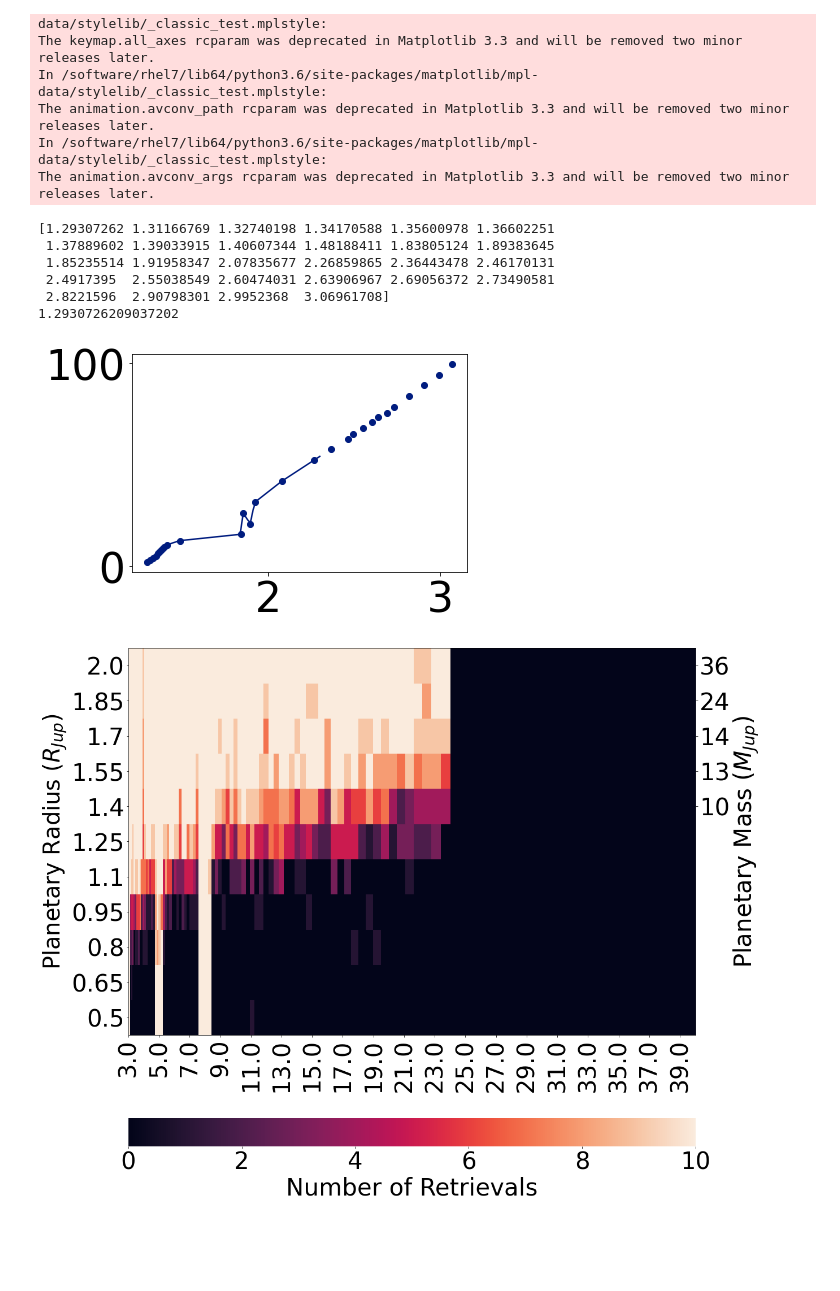
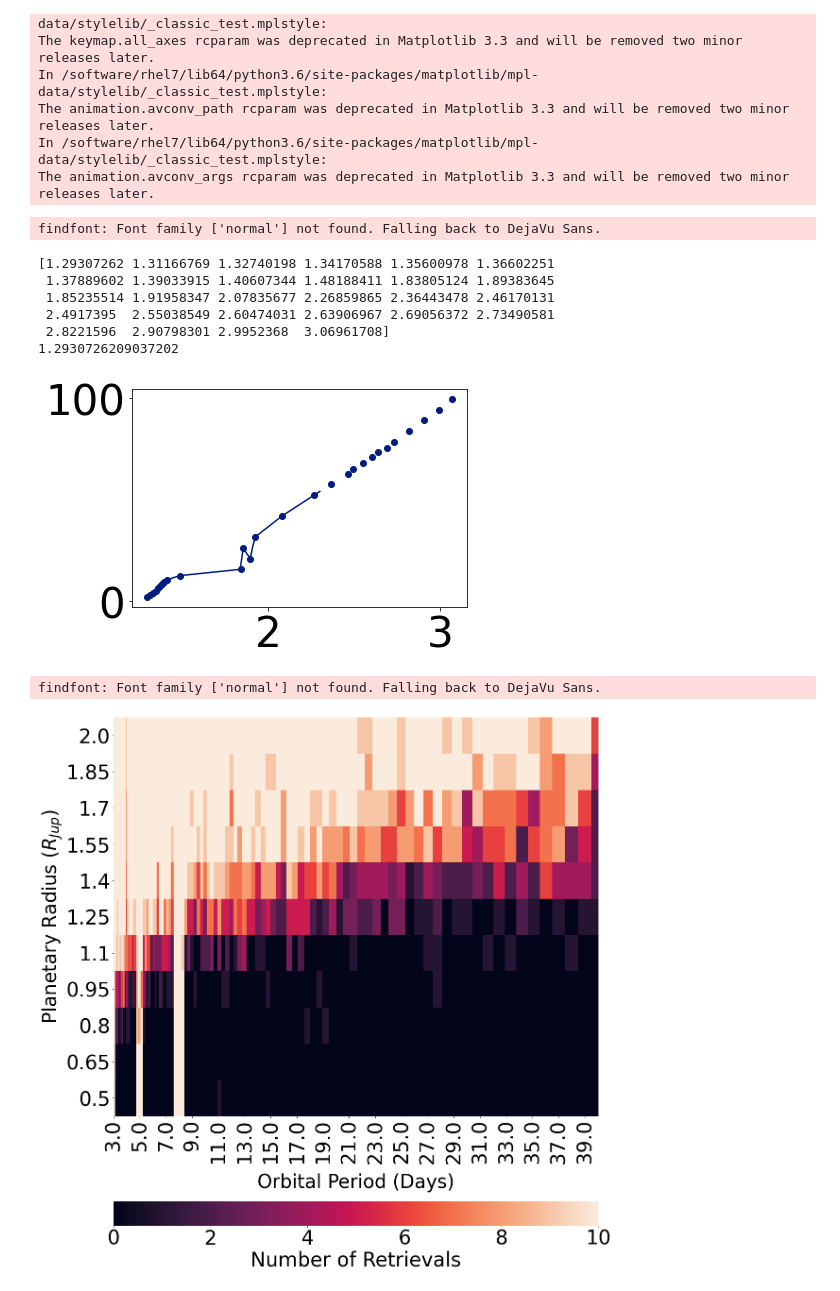
Before and after one commit to StanBarmentloo/A-search-for-transiting-companions-in-the-J1407-system, a Jupyter notebook: Figure 8/SPDC_OWN_KARPA.ipynb, the cells around one changed output. Saved outputs shown, nothing was run; the diff lists cells and outputs as text; code cells hidden in the pictures; blank space fills up the shorter version.

```diff
--- a/Figure 8/SPDC_OWN_KARPA.ipynb
+++ b/Figure 8/SPDC_OWN_KARPA.ipynb
@@ -33,10 +33,10 @@ The animation.avconv_args rcparam was deprecated in Matplotlib 3.3 and will be r
 #sdes5_0, sdes6_0, sdes7_0, sdes8_0, sdes9_0 = ascii.read('sdes_run_2_set_5.csv'), ascii.read('sdes_run_2_set_6.csv'), ascii.read('sdes_run_2_set_7.csv'), ascii.read('sdes_run_2_set_8.csv'), ascii.read('sdes_run_2_set_9.csv')
 #sdes5_1, sdes6_1, sdes7_1, sdes8_1, sdes9_1 = ascii.read('sdes_run_2_set_5.csv'), ascii.read('sdes_run_2_set_6.csv'), ascii.read('sdes_run_2_set_7.csv'), ascii.read('sdes_run_2_set_8.csv'), ascii.read('sdes_run_2_set_9.csv')
 detec0, detec1, detec2, detec3, detec4 = ascii.read('detections_ownd_KARPA2_set_0.csv'), ascii.read('detections_ownd_KARPA2_set_1.csv'), ascii.read('detections_ownd_KARPA2_set_2.csv'), ascii.read('detections_ownd_KARPA2_set_3.csv'), ascii.read('detections_ownd_KARPA2_set_4.csv')
-detec5, detec6, detec7 = ascii.read('detections_ownd_KARPA2_set_5.csv'), ascii.read('detections_ownd_KARPA2_set_6.csv'), ascii.read('detections_ownd_KARPA2_set_7.csv')#, ascii.read('detections_ownd_KARPA2_set_8.csv'), ascii.read('detections_ownd_KARPA2_set_9.csv')
+detec5, detec6, detec7, detec8, detec9 = ascii.read('detections_ownd_KARPA2_set_5.csv'), ascii.read('detections_ownd_KARPA2_set_6.csv'), ascii.read('detections_ownd_KARPA2_set_7.csv'), ascii.read('detections_ownd_KARPA2_set_8.csv'), ascii.read('detections_ownd_KARPA2_set_9.csv')
 
 #sdes = [sdes0, sdes1, sdes2, sdes3, sdes4, sdes5, sdes6, sdes7, sdes8, sdes9]
-detec = [detec0, detec1, detec2, detec3, detec4, detec5, detec6, detec7]#, detec8, detec9]
+detec = [detec0, detec1, detec2, detec3, detec4, detec5, detec6, detec7, detec8, detec9]
 
 #sdes_array = np.zeros((11, 100))
 detec_array = np.zeros((11, 100))
@@ -70,36 +70,39 @@ plt.plot(radiusspace, m_r_relation(radiusspace))
 plt.scatter(Radius_y, Mass_y)
 plt.show()
 # %% [output]
-[1.29307262 1.31166769 1.32740198 1.34170588 1.35600978 1.36602251
- 1.37889602 1.39033915 1.40607344 1.48188411 1.83805124 1.89383645
- 1.85235514 1.91958347 2.07835677 2.26859865 2.36443478 2.46170131
- 2.4917395  2.55038549 2.60474031 2.63906967 2.69056372 2.73490581
- 2.8221596  2.90798301 2.9952368  3.06961708]
-1.2930726209037202
+findfont: Font family ['normal'] not found. Falling back to DejaVu Sans.
+[1.29307262 1.31166769 1.32740198 1.34170588 1.35600978 1.36602251
+ 1.37889602 1.39033915 1.40607344 1.48188411 1.83805124 1.89383645
+ 1.85235514 1.91958347 2.07835677 2.26859865 2.36443478 2.46170131
+ 2.4917395  2.55038549 2.60474031 2.63906967 2.69056372 2.73490581
+ 2.8221596  2.90798301 2.9952368  3.06961708]
+1.2930726209037202
 [figure]
 # %%
 periods = []
 for i in range(len(lin_period_space)):
     periods.append('{:.1f}'.format(lin_period_space[i]))
 radii = [0.5, 0.65, 0.8, 0.95, 1.1, 1.25, 1.4, 1.55, 1.7, 1.85, 2]
 
 alt_detec = pd.DataFrame(new_detec, index = radii, columns = periods)
 
 ax_detec = seaborn.heatmap(alt_detec, cbar_kws = {'label': 'Number of Retrievals', 'orientation' : 'horizontal'}, xticklabels = 540, yticklabels = 1)
 
 plt.gca().invert_yaxis()
 plt.ylabel('Planetary Radius ($R_{Jup}$)', fontsize=40)
 
-ax2 = ax_detec.twinx()
-ax2.set_yticks([1/22, 1/22+1/11, 1/22+2/11, 1/22+3/11, 1/22+4/11, 1/22+5/11, 1/22+6/11, 1/22+7/11, 1/22+8/11, 1/22+9/11, 1/22+10/11][-5:])
-ax2.set_yticklabels([str(m_r_relation(radiusspace)[i*10])[0:2] for i in range(5)])
-ax2.set_ylabel('Planetary Mass ($M_{Jup}$)')
+#ax2 = ax_detec.twinx()
+#ax2.set_yticks([1/22, 1/22+1/11, 1/22+2/11, 1/22+3/11, 1/22+4/11, 1/22+5/11, 1/22+6/11, 1/22+7/11, 1/22+8/11, 1/22+9/11, 1/22+10/11][-5:])
+#ax2.set_yticklabels([str(m_r_relation(radiusspace)[i*10])[0:2] for i in range(5)])
+#ax2.set_ylabel('Planetary Mass ($M_{Jup}$)')
 
-plt.xlabel('Orbital Period (Days)', labelpad=40, fontsize=40)
+plt.xlabel('Orbital Period (Days)', labelpad=20, fontsize=40, y=10)
 
 fig = plt.gcf()
 fig.set_size_inches(18, 18)
+plt.tight_layout()
 plt.savefig('j1407_real_results_w_mr_NR.png')
 plt.show()
 # %% [output]
+findfont: Font family ['normal'] not found. Falling back to DejaVu Sans.
-[figure, old version]
+[figure, new version]
```
